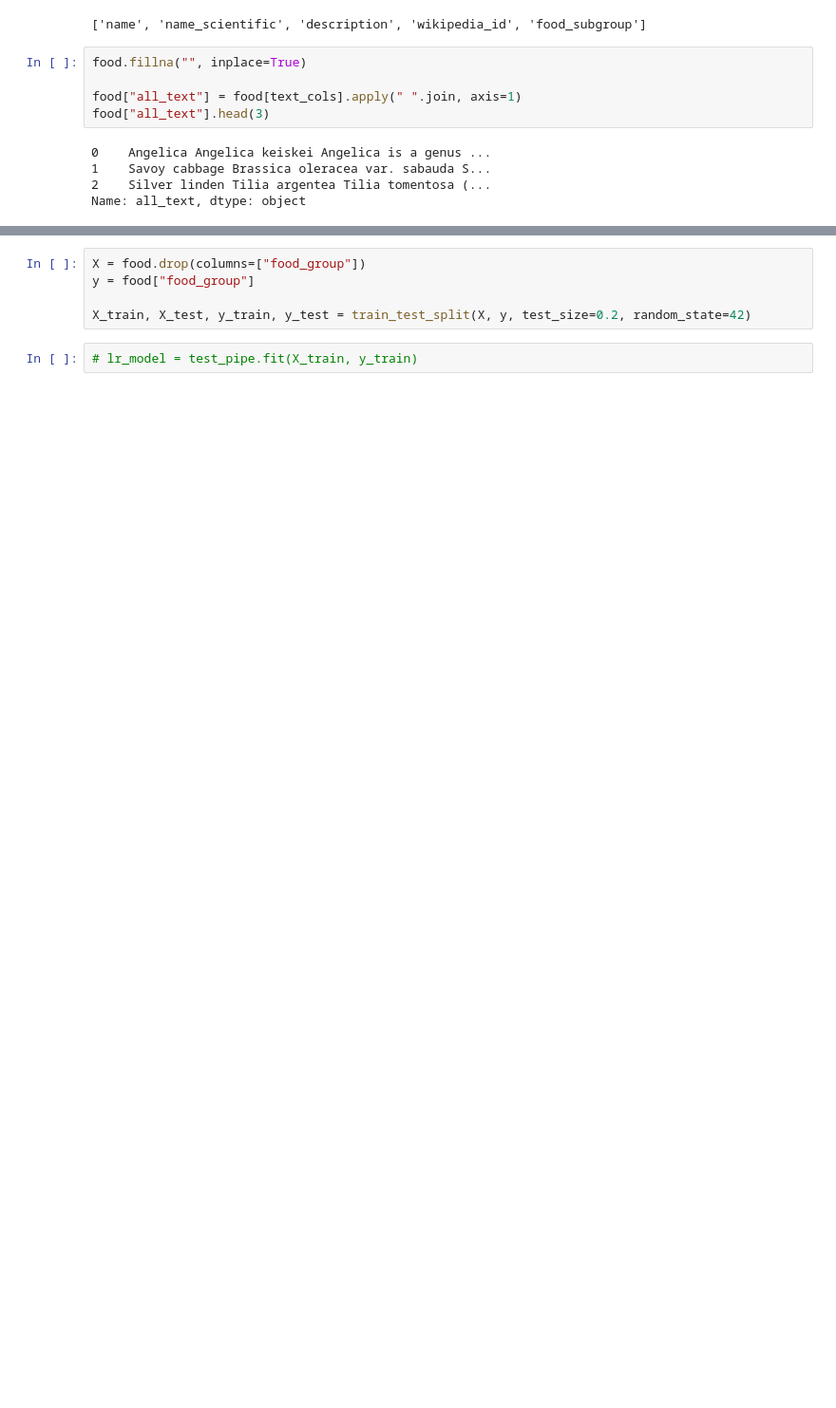
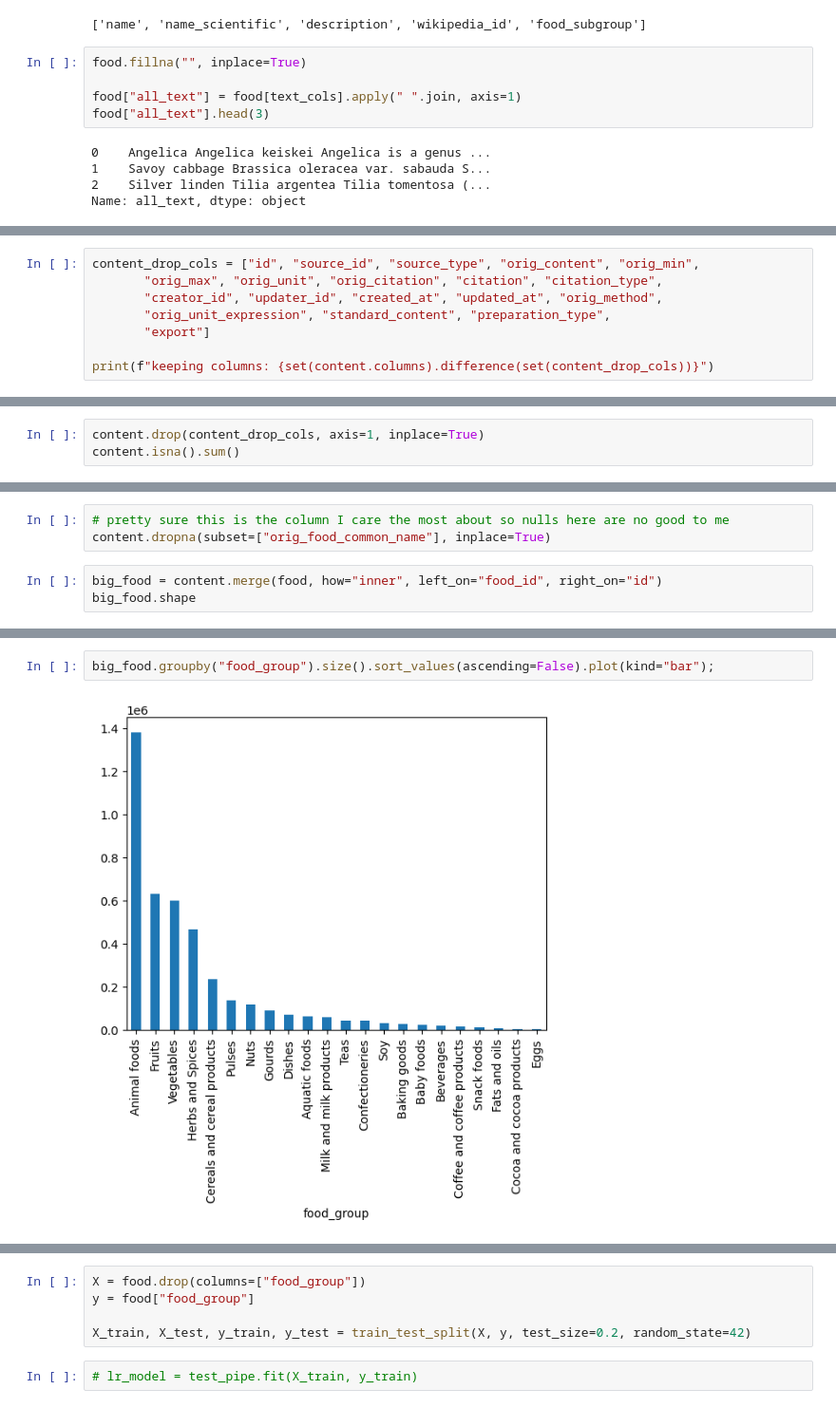
Before and after one commit to heath3conk/make-this, a Jupyter notebook: notebooks/classifying_food.ipynb, the cells around one changed output, grey strips where cells are left out. Shown: that part at 95% size. Drawn from its saved outputs; the diff is of its cells as text; blank space fills up the shorter version.

```diff
--- a/notebooks/classifying_food.ipynb
+++ b/notebooks/classifying_food.ipynb
@@ -208,0 +339,8 @@ Name: all_text, dtype: object
+# %%
+content_drop_cols = ["id", "source_id", "source_type", "orig_content", "orig_min",
+       "orig_max", "orig_unit", "orig_citation", "citation", "citation_type",
+       "creator_id", "updater_id", "created_at", "updated_at", "orig_method",
+       "orig_unit_expression", "standard_content", "preparation_type",
+       "export"]
+
+print(f"keeping columns: {set(content.columns).difference(set(content_drop_cols))}")
@@ -208,0 +349,3 @@ Name: all_text, dtype: object
+# %%
+content.drop(content_drop_cols, axis=1, inplace=True)
+content.isna().sum()
@@ -208,0 +376,6 @@ Name: all_text, dtype: object
+# %%
+# pretty sure this is the column I care the most about so nulls here are no good to me
+content.dropna(subset=["orig_food_common_name"], inplace=True)
+# %%
+big_food = content.merge(food, how="inner", left_on="food_id", right_on="id")
+big_food.shape
@@ -208,0 +392,4 @@ Name: all_text, dtype: object
+# %%
+big_food.groupby("food_group").size().sort_values(ascending=False).plot(kind="bar");
+# %% [output]
+[figure, added]
```
Also changed, not shown: parts of 50 cells of this notebook, 8 other files.
